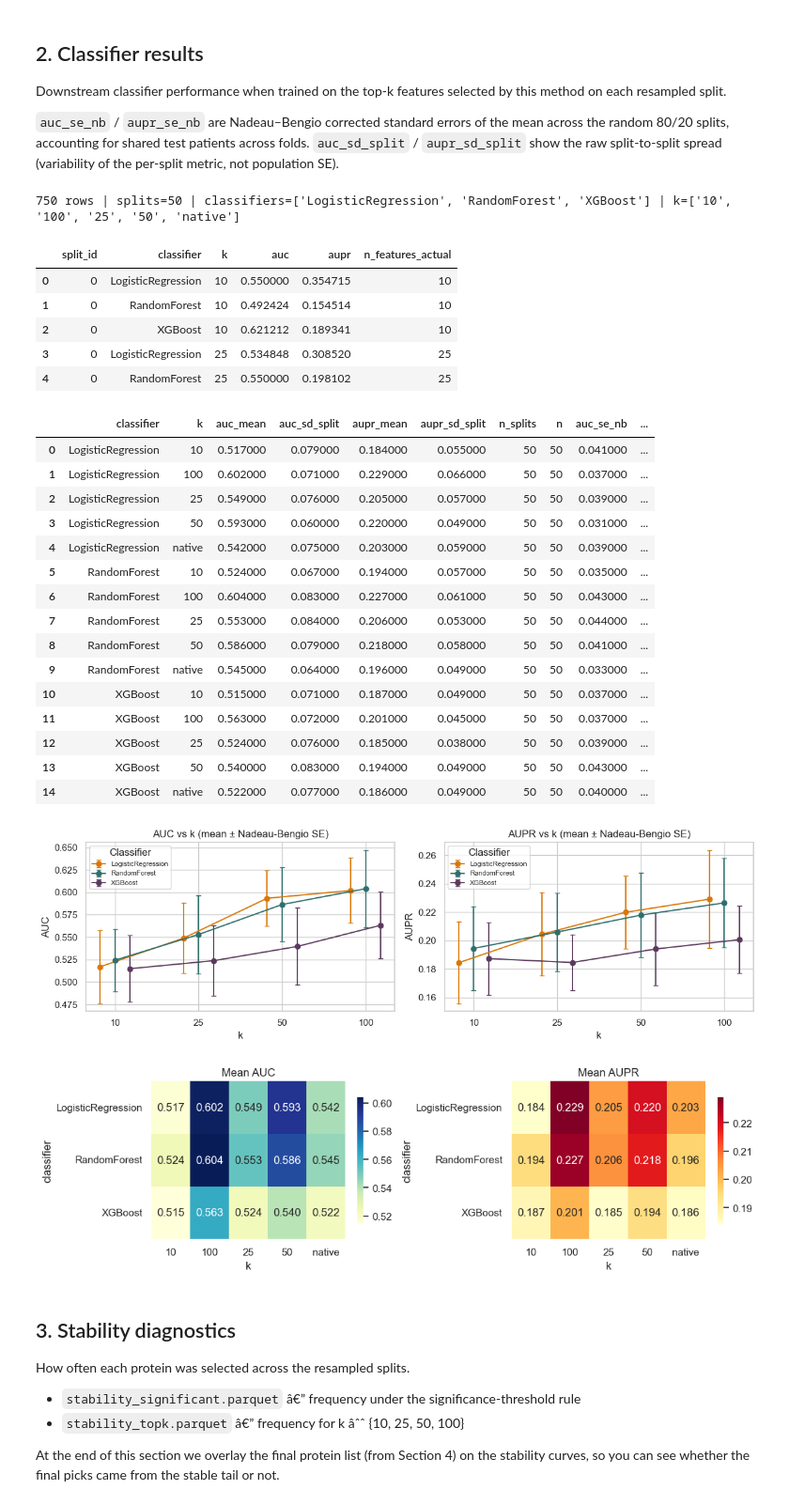
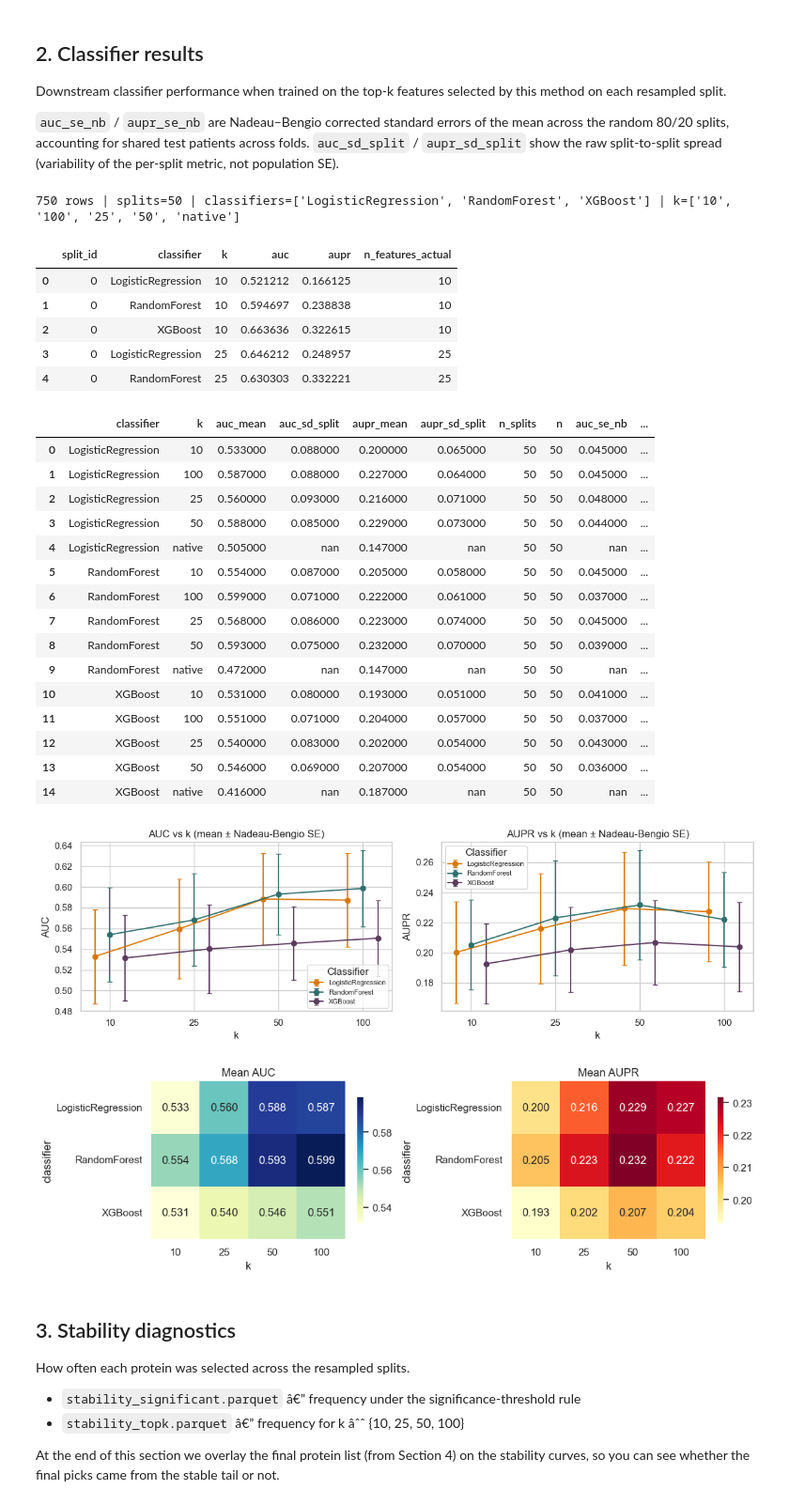
Before and after one commit to andreasjak/MSc26_Proteomics, a Jupyter notebook: notebooks/method_results.ipynb, the cells around one changed output. Shown at 94% size. Saved outputs shown, nothing was run; the diff lists cells and outputs as text; code cells hidden in the pictures.

```diff
--- a/notebooks/method_results.ipynb
+++ b/notebooks/method_results.ipynb
@@ -9,7 +9,7 @@ Sections:
 3. Stability diagnostics from resampling
 4. Final protein list + enrichment
 # %%
-METHOD = "random"   # change this to switch the whole notebook
+METHOD = "mi"   # change this to switch the whole notebook
 
 import json
 import sys
@@ -181,5 +181,5 @@ plt.show()
 # %%
-k = "25"
+k = "100"
 sim_native = recall_df[recall_df["k"] == k]
 
 title_map = {
@@ -265,11 +266,11 @@ clf.head()
 # %% [output]
 750 rows | splits=50 | classifiers=['LogisticRegression', 'RandomForest', 'XGBoost'] | k=['10', '100', '25', '50', 'native']
 |  | split_id | classifier | k | auc | aupr | n_features_actual |
-| 0 | 0 | LogisticRegression | 10 | 0.550000 | 0.354715 | 10 |
-| 1 | 0 | RandomForest | 10 | 0.492424 | 0.154514 | 10 |
-| 2 | 0 | XGBoost | 10 | 0.621212 | 0.189341 | 10 |
-| 3 | 0 | LogisticRegression | 25 | 0.534848 | 0.308520 | 25 |
-| 4 | 0 | RandomForest | 25 | 0.550000 | 0.198102 | 25 |
+| 0 | 0 | LogisticRegression | 10 | 0.521212 | 0.166125 | 10 |
+| 1 | 0 | RandomForest | 10 | 0.594697 | 0.238838 | 10 |
+| 2 | 0 | XGBoost | 10 | 0.663636 | 0.322615 | 10 |
+| 3 | 0 | LogisticRegression | 25 | 0.646212 | 0.248957 | 25 |
+| 4 | 0 | RandomForest | 25 | 0.630303 | 0.332221 | 25 |
 # %%
 clf_summary = (
     clf.groupby(["classifier", "k"], as_index=False)
@@ -290,21 +291,21 @@ clf_summary["aupr_se_nb"] = clf_summary.apply(
 clf_summary.round(3).style.background_gradient(subset=["auc_mean", "aupr_mean"], cmap="YlGnBu")
 # %% [output]
 |  | classifier | k | auc_mean | auc_sd_split | aupr_mean | aupr_sd_split | n_splits | n | auc_se_nb | ... |
-| 0 | LogisticRegression | 10 | 0.517000 | 0.079000 | 0.184000 | 0.055000 | 50 | 50 | 0.041000 | ... |
-| 1 | LogisticRegression | 100 | 0.602000 | 0.071000 | 0.229000 | 0.066000 | 50 | 50 | 0.037000 | ... |
-| 2 | LogisticRegression | 25 | 0.549000 | 0.076000 | 0.205000 | 0.057000 | 50 | 50 | 0.039000 | ... |
-| 3 | LogisticRegression | 50 | 0.593000 | 0.060000 | 0.220000 | 0.049000 | 50 | 50 | 0.031000 | ... |
-| 4 | LogisticRegression | native | 0.542000 | 0.075000 | 0.203000 | 0.059000 | 50 | 50 | 0.039000 | ... |
-| 5 | RandomForest | 10 | 0.524000 | 0.067000 | 0.194000 | 0.057000 | 50 | 50 | 0.035000 | ... |
-| 6 | RandomForest | 100 | 0.604000 | 0.083000 | 0.227000 | 0.061000 | 50 | 50 | 0.043000 | ... |
-| 7 | RandomForest | 25 | 0.553000 | 0.084000 | 0.206000 | 0.053000 | 50 | 50 | 0.044000 | ... |
-| 8 | RandomForest | 50 | 0.586000 | 0.079000 | 0.218000 | 0.058000 | 50 | 50 | 0.041000 | ... |
-| 9 | RandomForest | native | 0.545000 | 0.064000 | 0.196000 | 0.049000 | 50 | 50 | 0.033000 | ... |
-| 10 | XGBoost | 10 | 0.515000 | 0.071000 | 0.187000 | 0.049000 | 50 | 50 | 0.037000 | ... |
-| 11 | XGBoost | 100 | 0.563000 | 0.072000 | 0.201000 | 0.045000 | 50 | 50 | 0.037000 | ... |
-| 12 | XGBoost | 25 | 0.524000 | 0.076000 | 0.185000 | 0.038000 | 50 | 50 | 0.039000 | ... |
-| 13 | XGBoost | 50 | 0.540000 | 0.083000 | 0.194000 | 0.049000 | 50 | 50 | 0.043000 | ... |
-| 14 | XGBoost | native | 0.522000 | 0.077000 | 0.186000 | 0.049000 | 50 | 50 | 0.040000 | ... |
+| 0 | LogisticRegression | 10 | 0.533000 | 0.088000 | 0.200000 | 0.065000 | 50 | 50 | 0.045000 | ... |
+| 1 | LogisticRegression | 100 | 0.587000 | 0.088000 | 0.227000 | 0.064000 | 50 | 50 | 0.045000 | ... |
+| 2 | LogisticRegression | 25 | 0.560000 | 0.093000 | 0.216000 | 0.071000 | 50 | 50 | 0.048000 | ... |
+| 3 | LogisticRegression | 50 | 0.588000 | 0.085000 | 0.229000 | 0.073000 | 50 | 50 | 0.044000 | ... |
+| 4 | LogisticRegression | native | 0.505000 | nan | 0.147000 | nan | 50 | 50 | nan | ... |
+| 5 | RandomForest | 10 | 0.554000 | 0.087000 | 0.205000 | 0.058000 | 50 | 50 | 0.045000 | ... |
+| 6 | RandomForest | 100 | 0.599000 | 0.071000 | 0.222000 | 0.061000 | 50 | 50 | 0.037000 | ... |
+| 7 | RandomForest | 25 | 0.568000 | 0.086000 | 0.223000 | 0.074000 | 50 | 50 | 0.045000 | ... |
+| 8 | RandomForest | 50 | 0.593000 | 0.075000 | 0.232000 | 0.070000 | 50 | 50 | 0.039000 | ... |
+| 9 | RandomForest | native | 0.472000 | nan | 0.147000 | nan | 50 | 50 | nan | ... |
+| 10 | XGBoost | 10 | 0.531000 | 0.080000 | 0.193000 | 0.051000 | 50 | 50 | 0.041000 | ... |
+| 11 | XGBoost | 100 | 0.551000 | 0.071000 | 0.204000 | 0.057000 | 50 | 50 | 0.037000 | ... |
+| 12 | XGBoost | 25 | 0.540000 | 0.083000 | 0.202000 | 0.054000 | 50 | 50 | 0.043000 | ... |
+| 13 | XGBoost | 50 | 0.546000 | 0.069000 | 0.207000 | 0.054000 | 50 | 50 | 0.036000 | ... |
+| 14 | XGBoost | native | 0.416000 | nan | 0.187000 | nan | 50 | 50 | nan | ... |
 # %%
 classifier_order = sorted(clf["classifier"].unique())
 palette_clf = dict(zip(classifier_order, CATEGORICAL[:len(classifier_order)]))
@@ -351,20 +352,26 @@ for ax, metric, ylabel in [(axes[0], "auc", "AUC"), (axes[1], "aupr", "AUPR")]:
 fig.tight_layout()
 plt.show()
 # %% [output]
-[figure, old version]
+[figure, new version]
 # %%
 fig, axes = plt.subplots(1, 2, figsize=(11, 3.4))
 for ax, metric, cmap, title in [
     (axes[0], "auc",  "YlGnBu", "Mean AUC"),
     (axes[1], "aupr", "YlOrRd", "Mean AUPR"),
 ]:
+    drop_native = True  # set to False to keep k="native"
+
     pivot = clf.groupby(["classifier", "k"])[metric].mean().unstack("k")
+    if drop_native and "native" in pivot.columns:
+        pivot = pivot.drop(columns="native")
+    cols = [k for k in k_order_clf if not (drop_native and str(k).lower() == "native")]
+    pivot = pivot.reindex(index=classifier_order, columns=cols)
     sns.heatmap(pivot, annot=True, fmt=".3f", cmap=cmap, ax=ax, cbar_kws={"shrink": 0.8})
     ax.set_title(f"{title}")
 fig.tight_layout()
 plt.show()
 # %% [output]
-[figure, old version]
+[figure, new version]
 # %% [markdown]
 ## 3. Stability diagnostics
 
```
Also changed, not shown: parts of 16 cells of this notebook, 3 other files.
